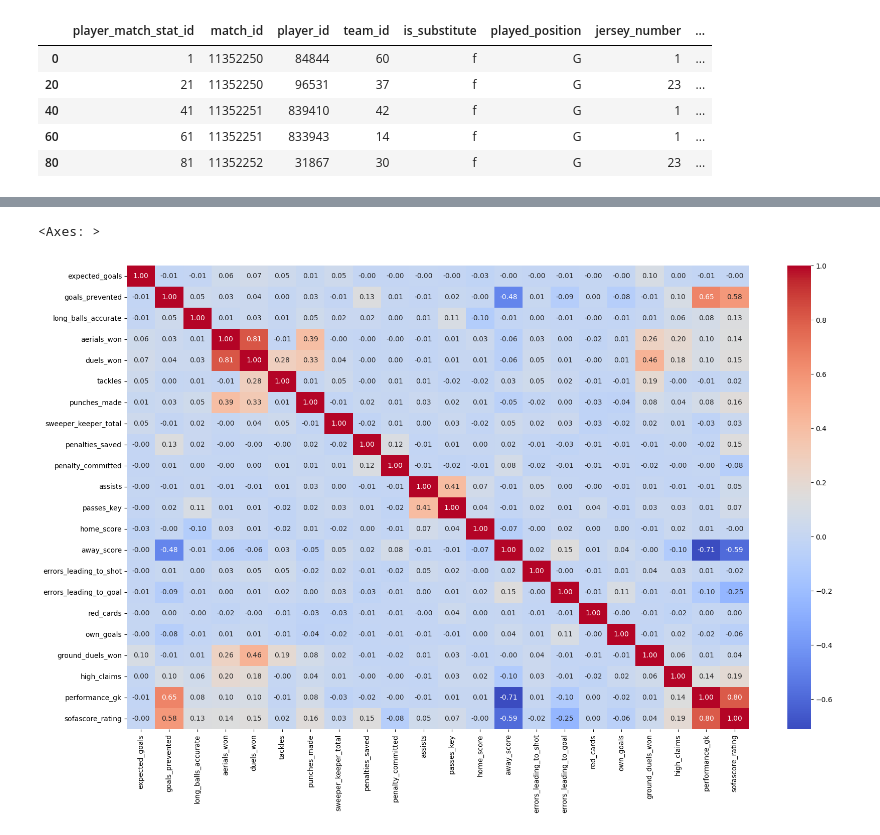
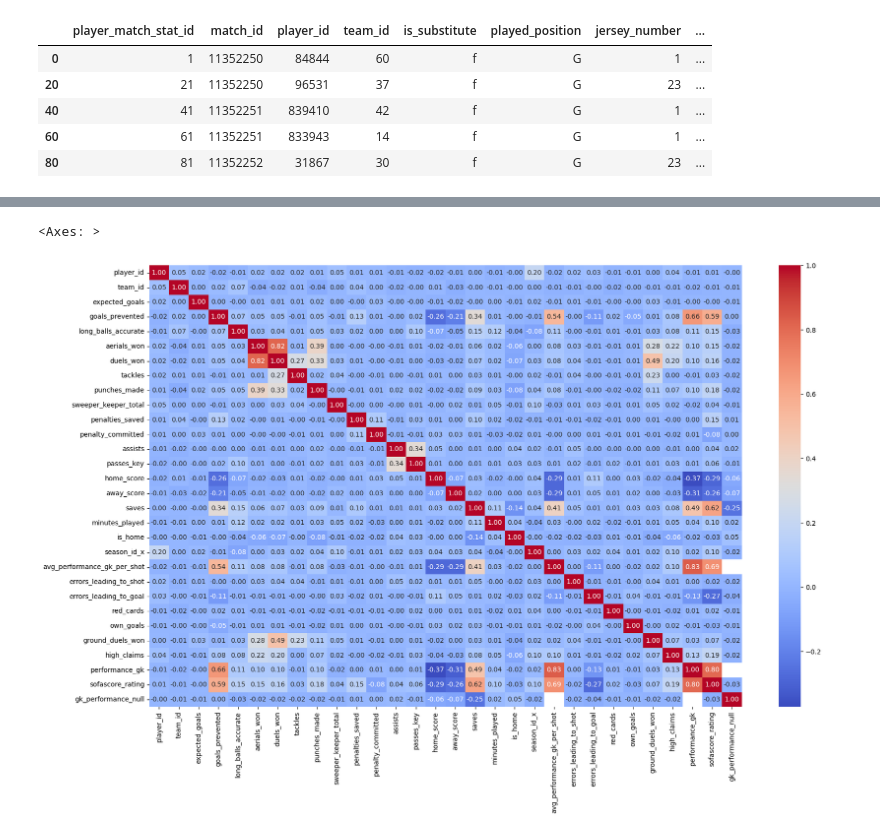
Before and after one commit to JavierJ002/FutbolPorLey, a Jupyter notebook: EDA_notebooks/goalkeepers.ipynb, the cells around one changed output, grey strips where cells are left out. Cells and saved outputs as stored; diff of their text form; code cells hidden in the pictures.

Commit message:
Elo gk almost created, need to process nan first scoring & define evaluation system for dominant performances

```diff
--- a/EDA_notebooks/goalkeepers.ipynb
+++ b/EDA_notebooks/goalkeepers.ipynb
@@ -331,6 +332,7 @@ III. We will only take on account shots on target since we are evaluating the ke
 shots_on_target_only = shots_events_per_match_mapped[
     (shots_events_per_match_mapped['shot_outcome'] == 'goal') | (shots_events_per_match_mapped['shot_outcome'] == 'save')
 ]
+
 
 shots_on_target_only['was_goal'] = (shots_on_target_only['shot_outcome'] == 'goal').astype(int)
 
@@ -346,11 +348,15 @@ shots_on_target_only['performance_gk'] = (
 performance_summary = (
     shots_on_target_only
     .groupby(['match_id', 'team_id'])
-    .sum()
+    .agg(
+        performance_gk = ('performance_gk', 'sum'),
+        num_shots_on_target=('performance_gk', 'count')
+    )
     .reset_index()
     .rename(columns={'team_id': 'opp_team_id'})
 )
 
+performance_summary['avg_performance_gk_per_shot'] = performance_summary['performance_gk'] / performance_summary['num_shots_on_target']
 local_stats = match_stats_full[match_stats_full['home_away'] == 'H'].copy()
 visit_stats = match_stats_full[match_stats_full['home_away'] == 'A'].copy()
 
@@ -543,3 +530,7 @@ memory usage: 2.0+ MB
 # %%
-local_goalkeepers = pd.merge(local_keepers, full_stats_with_perf[['match_id', 'performance_gk', 'season_id', 'round_number', 'match_datetime_utc', 'team_id']], how='left', on= ['match_id', 'team_id'])
-visit_goalkeepers = pd.merge(visit_keepers, full_stats_with_perf[['match_id', 'performance_gk', 'season_id', 'round_number', 'match_datetime_utc', 'team_id']], how='left', on= ['match_id', 'team_id'])
+local_goalkeepers = pd.merge(local_keepers, full_stats_with_perf[['match_id', 'performance_gk', 'season_id', 'round_number', 'match_datetime_utc', 'team_id', 'avg_performance_gk_per_shot']], how='left', on= ['match_id', 'team_id'])
+visit_goalkeepers = pd.merge(visit_keepers, full_stats_with_perf[['match_id', 'performance_gk', 'season_id', 'round_number', 'match_datetime_utc', 'team_id', 'avg_performance_gk_per_shot']], how='left', on= ['match_id', 'team_id'])
+
+local_goalkeepers['is_home'] = 1
+visit_goalkeepers['is_home'] = 0
+df_goalkeepers = pd.concat([local_goalkeepers, visit_goalkeepers], axis = 0)
@@ -548,2 +542,4 @@ visit_goalkeepers = pd.merge(visit_keepers, full_stats_with_perf[['match_id', 'p
 # %%
-local_goalkeepers['is_substitute'] = (local_goalkeepers['is_substitute'] == 'f').astype(int)
+df_goalkeepers['is_substitute'] = (df_goalkeepers['is_substitute'] == 'f').astype(int)
+df_goalkeepers['gk_performance_null'] = (df_goalkeepers['performance_gk'].isnull()).astype(int)
+df_goalkeepers.info()
@@ -550,11 +564,13 @@ local_goalkeepers['is_substitute'] = (local_goalkeepers['is_substitute'] == 'f')
 # %%
-vars_analyze = ['expected_goals', 'goals_prevented', 'long_balls_accurate', 'aerials_won', 'duels_won', 'tackles', 'punches_made', 'sweeper_keeper_total','penalties_saved',
-                 'penalty_committed', 'assists', 'passes_key', 'home_score', 'away_score',
-                 'errors_leading_to_shot', 'errors_leading_to_goal', 'red_cards', 'own_goals', 'ground_duels_won', 'high_claims','performance_gk', 'sofascore_rating']
+vars_analyze = ['player_id', 'team_id', 'expected_goals', 'goals_prevented', 'long_balls_accurate', 'aerials_won', 'duels_won', 'tackles', 'punches_made', 'sweeper_keeper_total','penalties_saved',
+                 'penalty_committed', 'assists', 'passes_key', 'home_score', 'away_score', 'saves', 'minutes_played', 'is_home', 'season_id_x', 'avg_performance_gk_per_shot',
+                 'errors_leading_to_shot', 'errors_leading_to_goal', 'red_cards', 'own_goals', 'ground_duels_won', 'high_claims','performance_gk', 'sofascore_rating',
+                 'gk_performance_null']
 
-df_analyze = local_goalkeepers[vars_analyze]
+#df_analyze = df_goalkeepers[vars_analyze].loc[~mask]
+df_goalkeepers_clean = df_goalkeepers[vars_analyze]
 plt.figure(figsize=(20,12))
-sns.heatmap(df_analyze.corr(), annot=True, fmt = '2.2f', cmap='coolwarm')
+sns.heatmap(df_goalkeepers_clean.corr(), annot=True, fmt = '2.2f', cmap='coolwarm')
 # %% [output]
 <Axes: >
-[figure, old version]
+[figure, new version]
```
Also changed, not shown: parts of 20 cells of this notebook.
